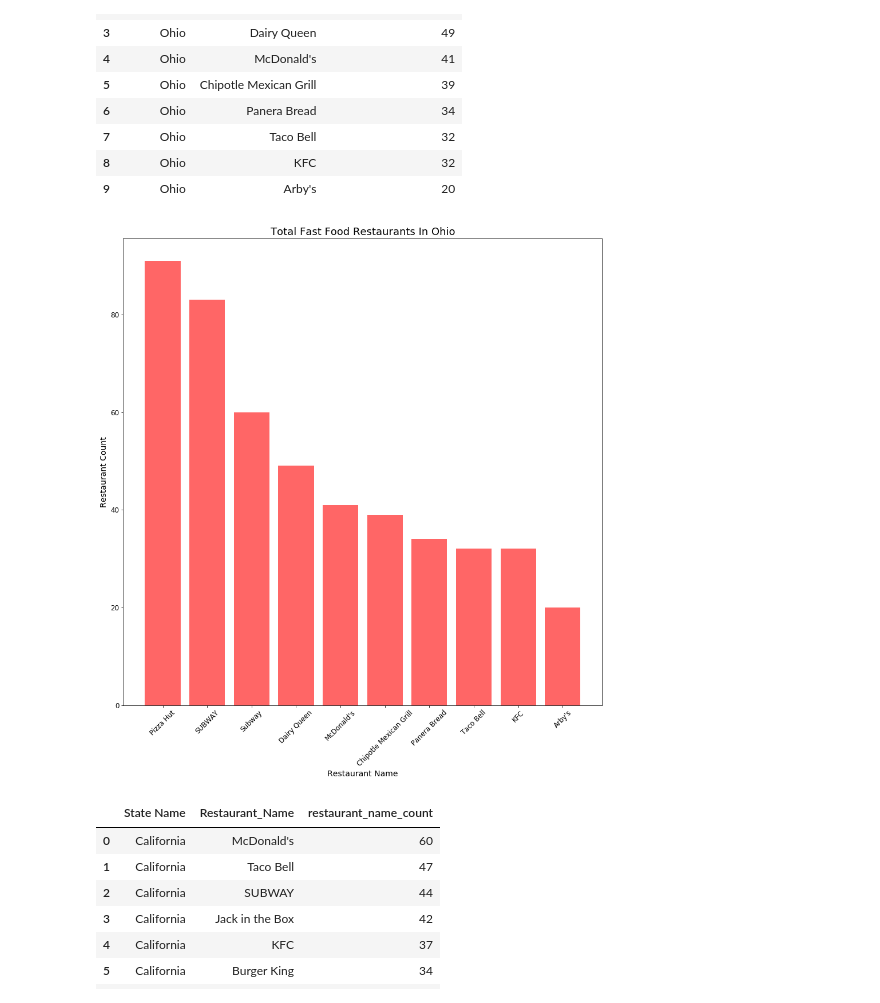
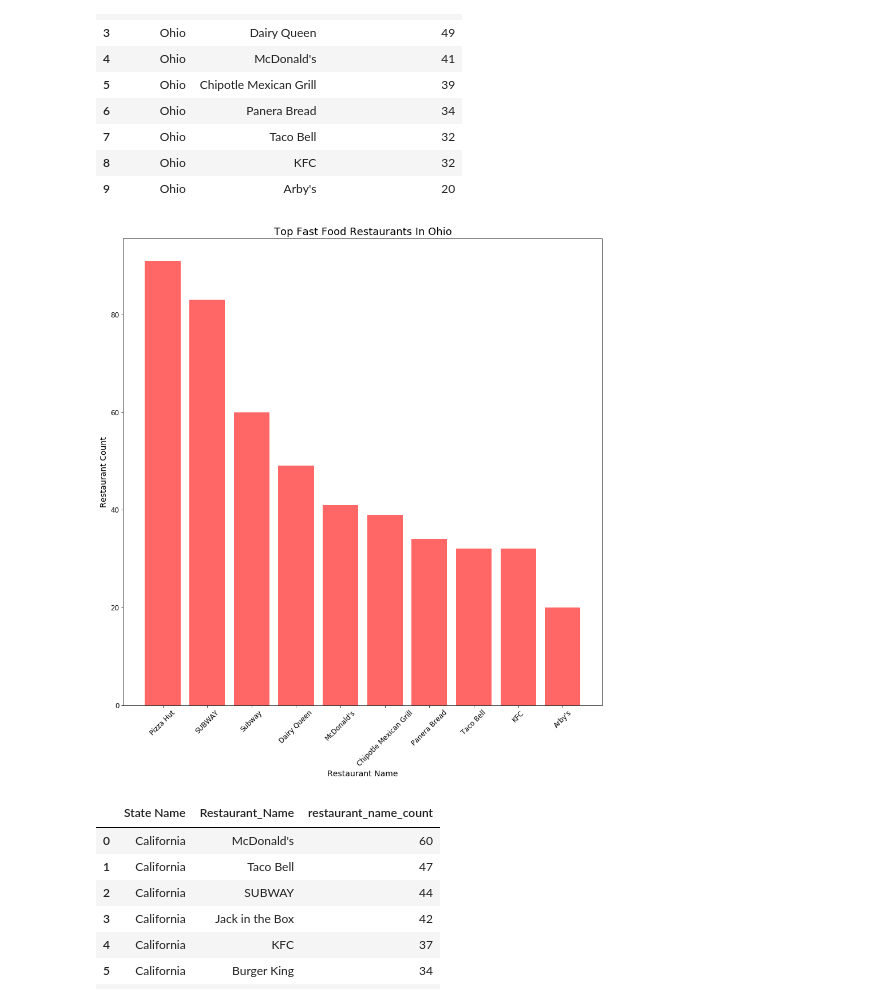
Before and after one commit to jhye1023/States-FastFood-Project, a Jupyter notebook: ETL_main.ipynb, the cells around one changed output. Saved outputs shown, nothing was run; the diff lists cells and outputs as text; code cells hidden in the pictures.

```diff
--- a/ETL_main.ipynb
+++ b/ETL_main.ipynb
@@ -363,16 +363,16 @@ ohio_restaurant
 # %%
 #Creating bar graph for number of restaurants Ohio
 plt.figure(figsize=(15,15))
 ohio_plt = plt.bar(ohio_restaurant['Restaurant_Name'], ohio_restaurant['restaurant_name_count'], color = 'r', alpha =.6)
 plt.xlabel('Restaurant Name', size = 14)
 plt.xticks(size = 12, rotation=45)
 plt.ylabel('Restaurant Count', size = 14)
 plt.yticks(size = 12)
-plt.title('Total Fast Food Restaurants In Ohio', size=18)
+plt.title('Top Fast Food Restaurants In Ohio', size=18)
 plt.savefig('Images/OhioRestCount.png')
 plt.show()
 # %% [output]
-[figure, old version]
+[figure, new version]
 # %%
 #California restaurants
 california_rest = pd.read_sql_query('SELECT s."State Name", r."Restaurant_Name", COUNT(r."Restaurant_Name") Restaurant_Name_Count FROM state_population s\
```
Also changed, not shown: parts of 2 cells of this notebook, 2 other files.
